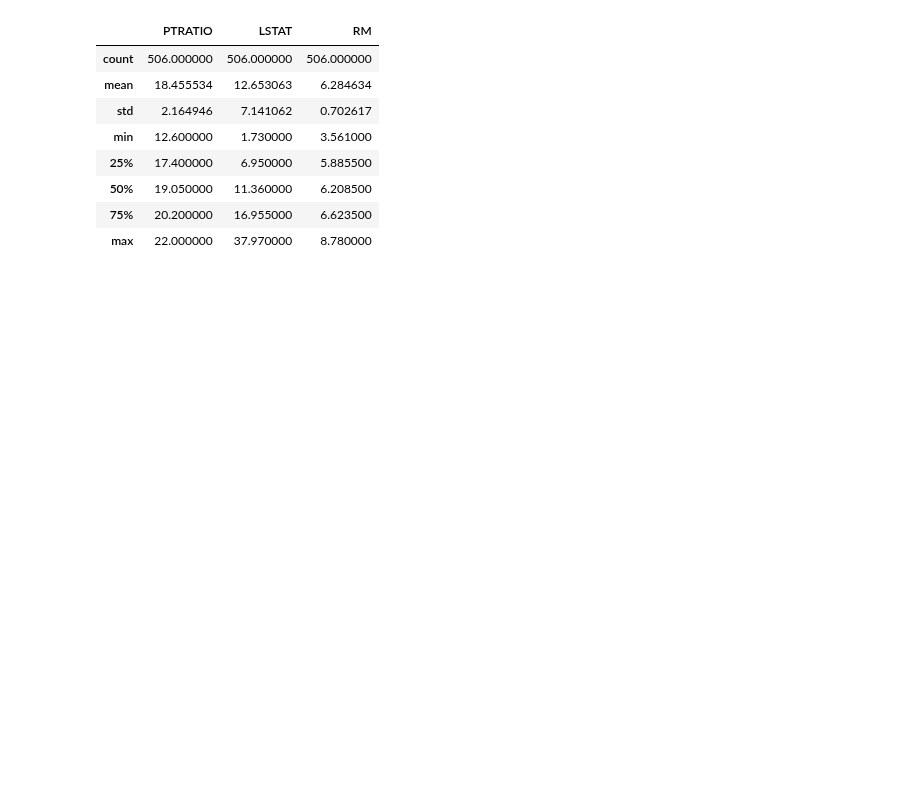
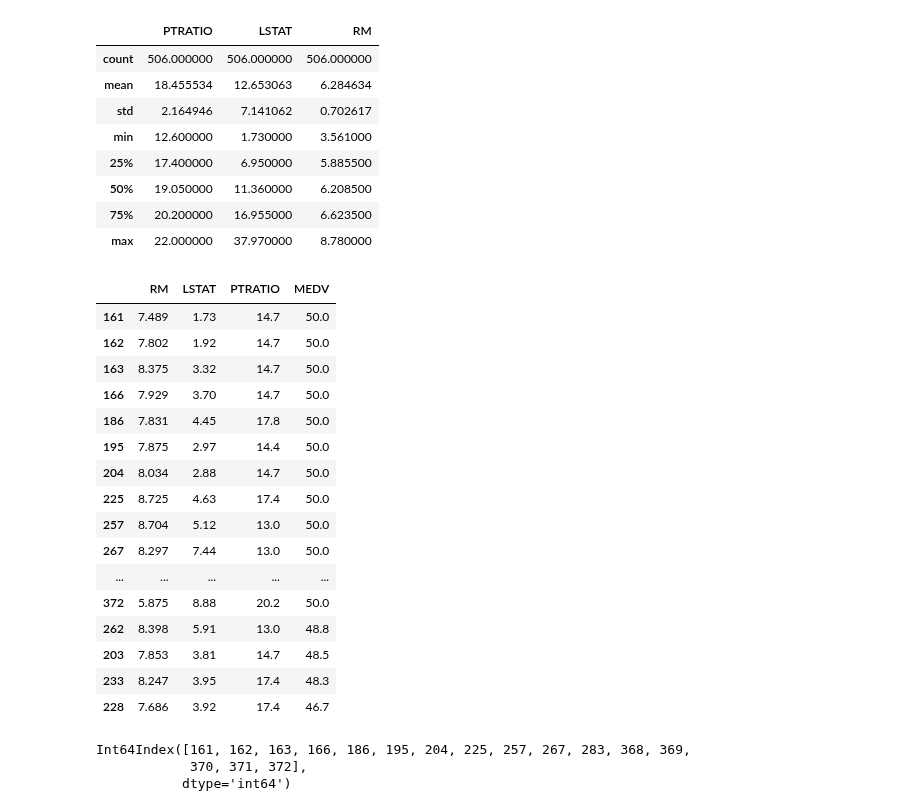
Before and after one commit to AyrtonCossuol/boston-test-dataset-analysis, a Jupyter notebook: boston_dataset.ipynb, the cells around one changed output. Saved outputs shown, nothing was run; the diff lists cells and outputs as text; code cells hidden in the pictures; blank space fills up the shorter version.

```diff
--- a/boston_dataset.ipynb
+++ b/boston_dataset.ipynb
@@ -224,3 +224,32 @@ data[['PTRATIO','LSTAT','RM']].describe()
 | 50% | 19.050000 | 11.360000 | 6.208500 |
 | 75% | 20.200000 | 16.955000 | 6.623500 |
 | max | 22.000000 | 37.970000 | 8.780000 |
+# %%
+# imprimindo os 20 maiores valores de MEDV
+data[['RM','LSTAT','PTRATIO','MEDV']].nlargest(20, 'MEDV')
+# %% [output]
+|  | RM | LSTAT | PTRATIO | MEDV |
+| 161 | 7.489 | 1.73 | 14.7 | 50.0 |
+| 162 | 7.802 | 1.92 | 14.7 | 50.0 |
+| 163 | 8.375 | 3.32 | 14.7 | 50.0 |
+| 166 | 7.929 | 3.70 | 14.7 | 50.0 |
+| 186 | 7.831 | 4.45 | 17.8 | 50.0 |
+| 195 | 7.875 | 2.97 | 14.4 | 50.0 |
+| 204 | 8.034 | 2.88 | 14.7 | 50.0 |
+| 225 | 8.725 | 4.63 | 17.4 | 50.0 |
+| 257 | 8.704 | 5.12 | 13.0 | 50.0 |
+| 267 | 8.297 | 7.44 | 13.0 | 50.0 |
+| ... | ... | ... | ... | ... |
+| 372 | 5.875 | 8.88 | 20.2 | 50.0 |
+| 262 | 8.398 | 5.91 | 13.0 | 48.8 |
+| 203 | 7.853 | 3.81 | 14.7 | 48.5 |
+| 233 | 8.247 | 3.95 | 17.4 | 48.3 |
+| 228 | 7.686 | 3.92 | 17.4 | 46.7 |
+# %%
+# filtra os top 16 maiores registro da coluna MEDV
+top16 = data.nlargest(16, 'MEDV').index
+top16
+# %% [output]
+Int64Index([161, 162, 163, 166, 186, 195, 204, 225, 257, 267, 283, 368, 369,
+            370, 371, 372],
+           dtype='int64')
```
Also changed, not shown: parts of 4 cells of this notebook.
